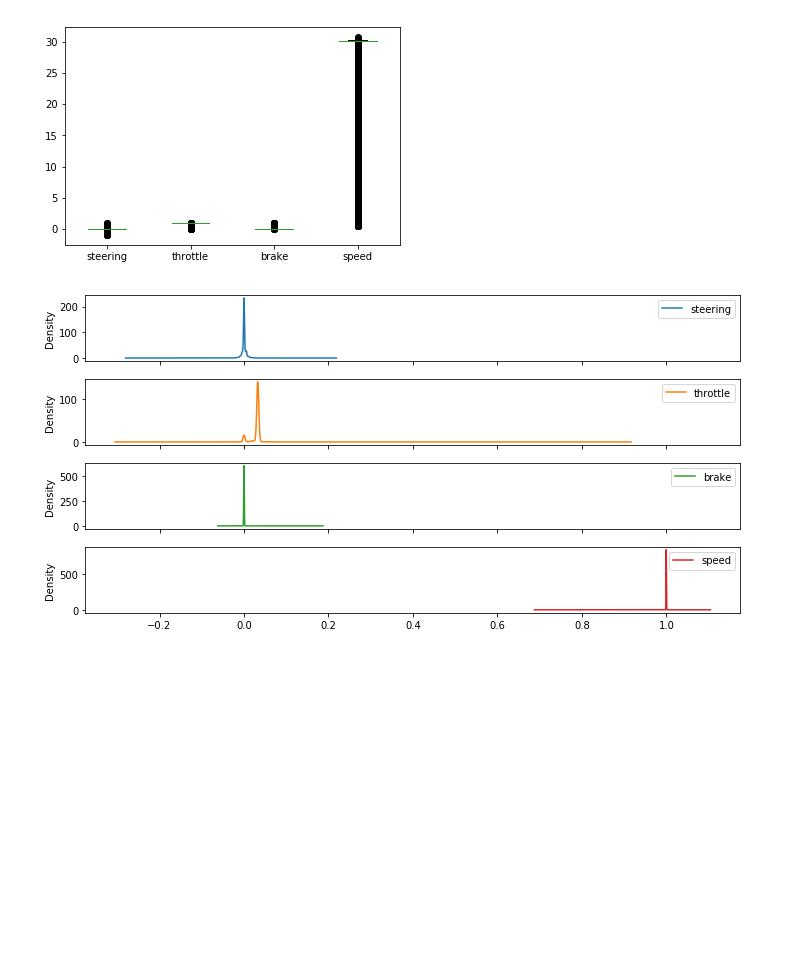
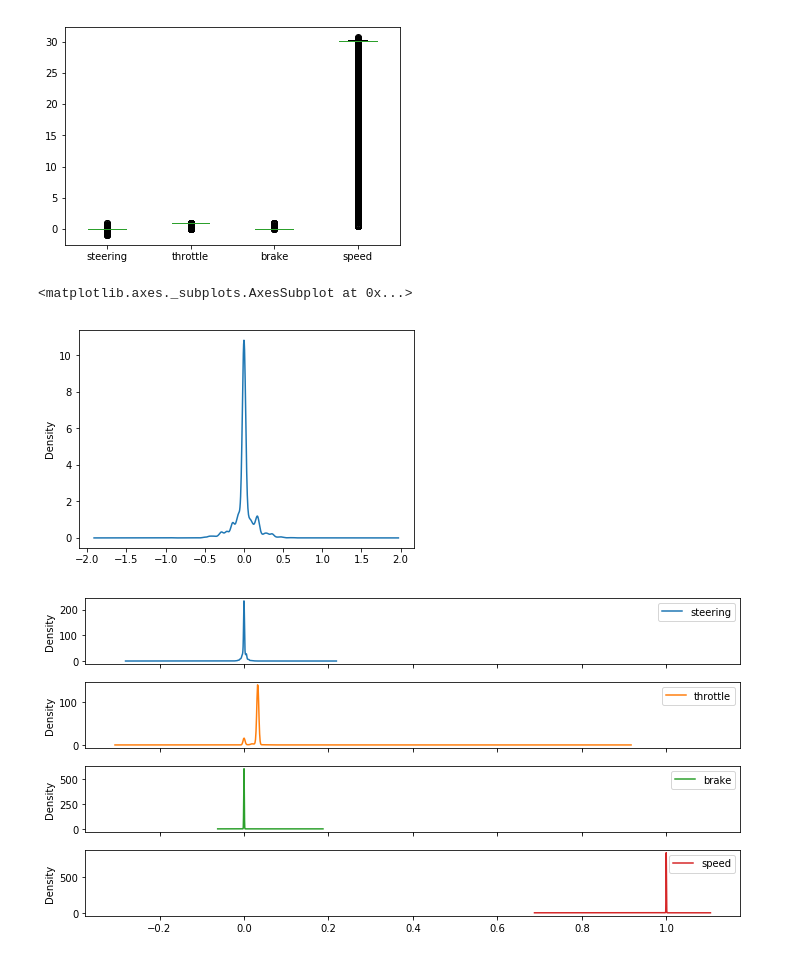
Before and after one commit to Sahanduiuc/udacity_sdcnd_project_3_behavioural_cloning, a Jupyter notebook: notebooks/01_inspection_driving_log.ipynb, the cells around one changed output. Drawn from its saved outputs; the diff is of its cells as text; code cells hidden in the pictures; blank space fills up the shorter version.

```diff
--- a/notebooks/01_inspection_driving_log.ipynb
+++ b/notebooks/01_inspection_driving_log.ipynb
@@ -59,6 +59,11 @@ df1.plot(kind='box')
 # %% [output]
 <matplotlib.axes._subplots.AxesSubplot at 0x...>
 [figure]
+# %%
+df1['steering'].plot(kind='kde')
+# %% [output]
+<matplotlib.axes._subplots.AxesSubplot at 0x...>
+[figure, added]
 # %%
 # normalise data
 df1_norm = normalize(df1[df1_summary_cols][:])
```
Also changed, not shown: 2 other files.
